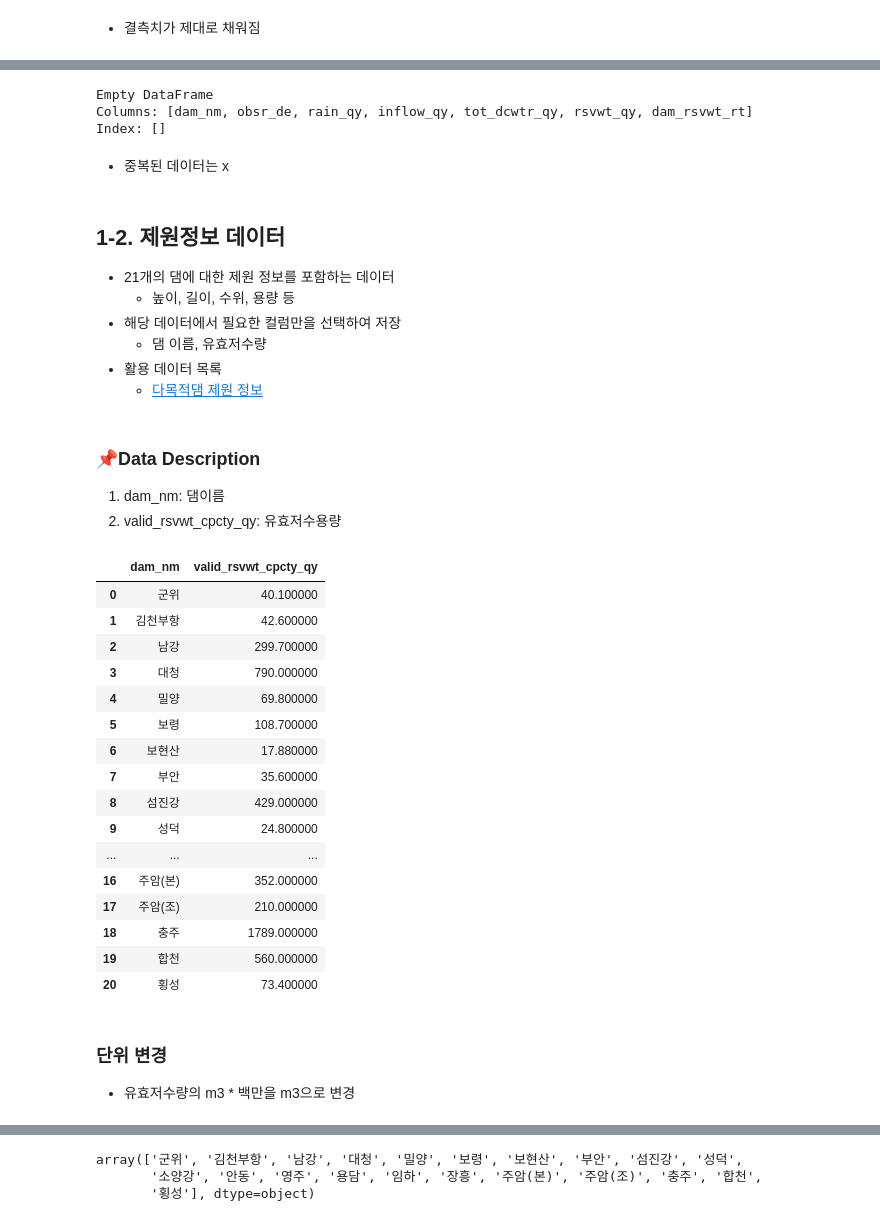
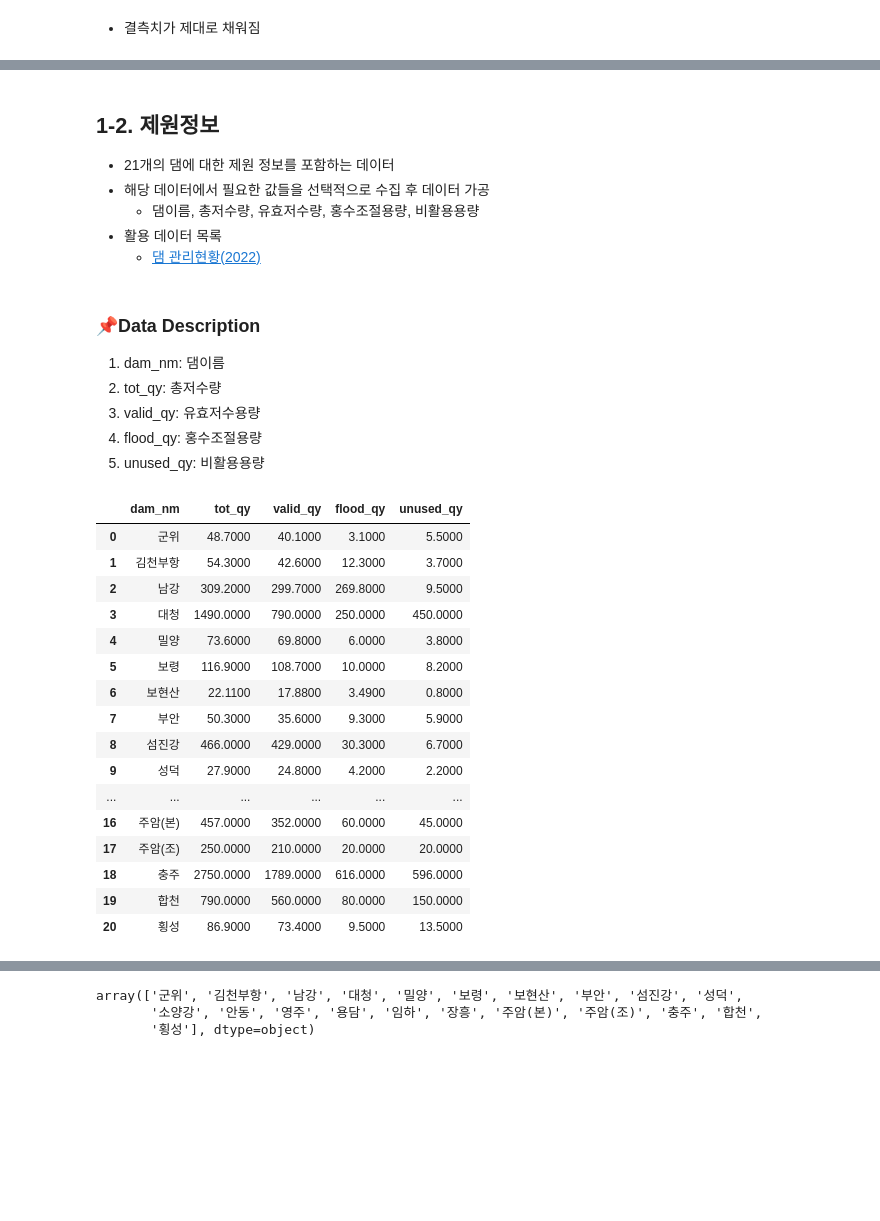
Before and after one commit to chasubeen/KSDC_DB, a Jupyter notebook: data_merge.ipynb, the cells around one changed output, grey strips where cells are left out. Drawn from its saved outputs; the diff is of its cells as text; code cells hidden in the pictures; blank space fills up the shorter version.

```diff
--- a/data_merge.ipynb
+++ b/data_merge.ipynb
@@ -10,7 +10,7 @@ import pandas as pd
 import os
 import chardet
 # %%
-pd.set_option('display.float_format', '{:.6f}'.format) # 과학적 표기법 x
+pd.set_option('display.float_format', '{:.4f}'.format) # 소수 4째 자리까지
 # %% [markdown]
 # **1. 데이터 병합**
 # %%
@@ -209,47 +227,37 @@ df.head()
-# %%
-duplicates = df[df.duplicated(subset = ['dam_nm', 'obsr_de'], keep = False)]
-print(duplicates)
-# %% [output]
-Empty DataFrame
-Columns: [dam_nm, obsr_de, rain_qy, inflow_qy, tot_dcwtr_qy, rsvwt_qy, dam_rsvwt_rt]
-Index: []
-# %% [markdown]
-- 중복된 데이터는 x
 # %% [markdown]
-## **1-2. 제원정보 데이터**
+## **1-2. 제원정보**
 - 21개의 댐에 대한 제원 정보를 포함하는 데이터
-  - 높이, 길이, 수위, 용량 등
-- 해당 데이터에서 필요한 컬럼만을 선택하여 저장
-  - 댐 이름, 유효저수량
+- 해당 데이터에서 필요한 값들을 선택적으로 수집 후 데이터 가공
+  - 댐이름, 총저수량, 유효저수량, 홍수조절용량, 비활용용량
 - 활용 데이터 목록
-  - [다목적댐 제원 정보](https://www.bigdata-environment.kr/user/data_market/detail.do?id=b74c6b60-38bb-11ea-be28-4fa0eb812a46)
+  - [댐 관리현황(2022)](https://www.kwater.or.kr/gov3/sub03/annoView.do?seq=4240&s_mid=1664&x=0&y=0)
 # %% [markdown]
 ### **📌Data Description**
 1. dam_nm: 댐이름
-2. valid_rsvwt_cpcty_qy: 유효저수용량
+2. tot_qy: 총저수량
+3. valid_qy: 유효저수용량
+4. flood_qy: 홍수조절용량
+5. unused_qy: 비활용용량
 # %%
 # 데이터 불러오기
 
-df_valid_capa = pd.read_csv('/content/drive/MyDrive/2023년 K-water 대국민 물 빅데이터 분석과제 공모전/data/다목적댐_제원_정보.csv', sep = ',')
-df_valid_capa
+df_capa = pd.read_csv('/content/drive/MyDrive/2023년 K-water 대국민 물 빅데이터 분석과제 공모전/final/원본 데이터/다목적댐 제원 정보.csv', sep = ',')
+df_capa
 # %% [output]
-|  | dam_nm | valid_rsvwt_cpcty_qy |
-| 0 | 군위 | 40.100000 |
-| 1 | 김천부항 | 42.600000 |
-| 2 | 남강 | 299.700000 |
-| 3 | 대청 | 790.000000 |
-| 4 | 밀양 | 69.800000 |
-| 5 | 보령 | 108.700000 |
-| 6 | 보현산 | 17.880000 |
-| 7 | 부안 | 35.600000 |
-| 8 | 섬진강 | 429.000000 |
-| 9 | 성덕 | 24.800000 |
-| ... | ... | ... |
-| 16 | 주암(본) | 352.000000 |
-| 17 | 주암(조) | 210.000000 |
-| 18 | 충주 | 1789.000000 |
-| 19 | 합천 | 560.000000 |
-| 20 | 횡성 | 73.400000 |
+|  | dam_nm | tot_qy | valid_qy | flood_qy | unused_qy |
+| 0 | 군위 | 48.7000 | 40.1000 | 3.1000 | 5.5000 |
+| 1 | 김천부항 | 54.3000 | 42.6000 | 12.3000 | 3.7000 |
+| 2 | 남강 | 309.2000 | 299.7000 | 269.8000 | 9.5000 |
+| 3 | 대청 | 1490.0000 | 790.0000 | 250.0000 | 450.0000 |
+| 4 | 밀양 | 73.6000 | 69.8000 | 6.0000 | 3.8000 |
+| 5 | 보령 | 116.9000 | 108.7000 | 10.0000 | 8.2000 |
+| 6 | 보현산 | 22.1100 | 17.8800 | 3.4900 | 0.8000 |
+| 7 | 부안 | 50.3000 | 35.6000 | 9.3000 | 5.9000 |
+| 8 | 섬진강 | 466.0000 | 429.0000 | 30.3000 | 6.7000 |
+| 9 | 성덕 | 27.9000 | 24.8000 | 4.2000 | 2.2000 |
+| ... | ... | ... | ... | ... | ... |
+| 16 | 주암(본) | 457.0000 | 352.0000 | 60.0000 | 45.0000 |
+| 17 | 주암(조) | 250.0000 | 210.0000 | 20.0000 | 20.0000 |
+| 18 | 충주 | 2750.0000 | 1789.0000 | 616.0000 | 596.0000 |
+| 19 | 합천 | 790.0000 | 560.0000 | 80.0000 | 150.0000 |
+| 20 | 횡성 | 86.9000 | 73.4000 | 9.5000 | 13.5000 |
-# %% [markdown]
-### **단위 변경**
-- 유효저수량의 m3 * 백만을 m3으로 변경
```
Also changed, not shown: parts of 91 cells of this notebook, 13 other files.
